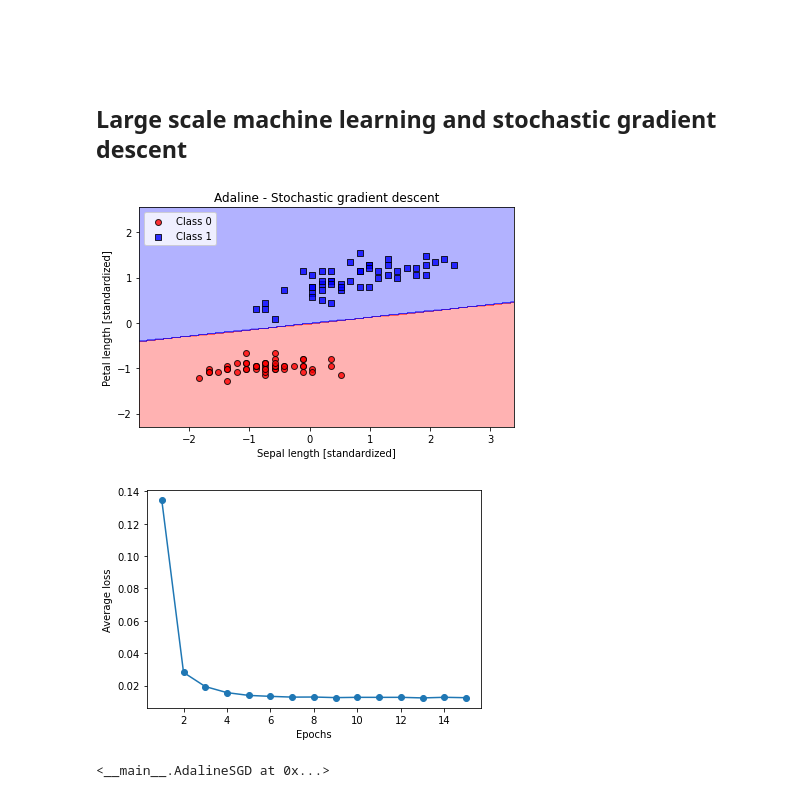
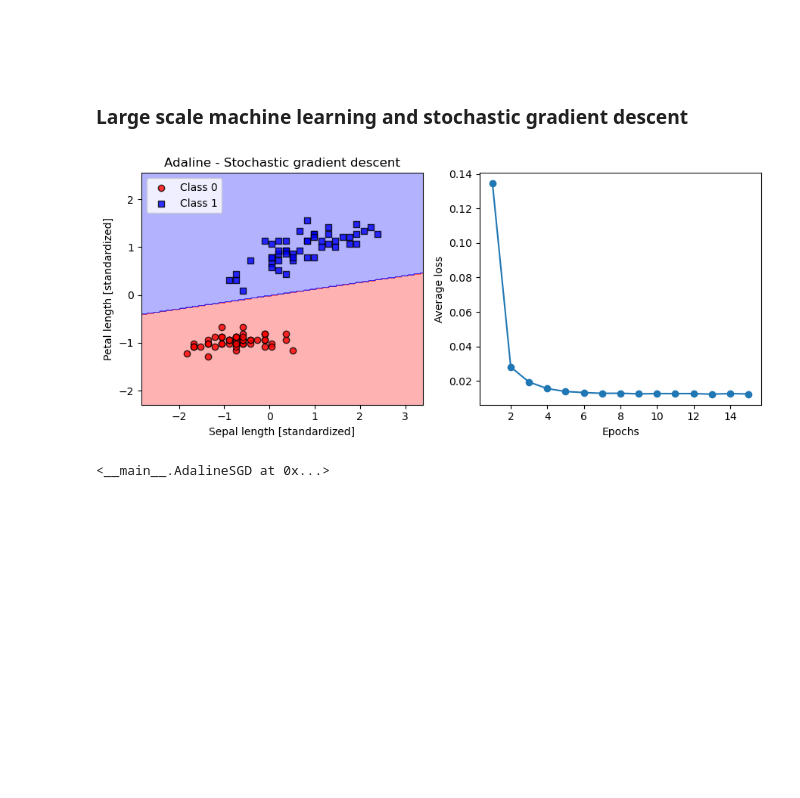
Before and after one commit to Ziaeemehr/machine-learning-book, a Jupyter notebook: ch02/ch02.ipynb, the cells around one changed output. Cells and saved outputs as stored; diff of their text form; code cells hidden in the pictures; blank space fills up the shorter version.

```diff
--- a/ch02/ch02.ipynb
+++ b/ch02/ch02.ipynb
@@ -256,7 +256,7 @@ plt.show()
 from matplotlib.colors import ListedColormap
 
 
-def plot_decision_regions(X, y, classifier, resolution=0.02):
+def plot_decision_regions(X, y, classifier, resolution=0.02, ax=None):
 
     # setup marker generator and color map
     markers = ('o', 's', '^', 'v', '<')
@@ -270,13 +270,13 @@ def plot_decision_regions(X, y, classifier, resolution=0.02):
                            np.arange(x2_min, x2_max, resolution))
     lab = classifier.predict(np.array([xx1.ravel(), xx2.ravel()]).T)
     lab = lab.reshape(xx1.shape)
-    plt.contourf(xx1, xx2, lab, alpha=0.3, cmap=cmap)
-    plt.xlim(xx1.min(), xx1.max())
-    plt.ylim(xx2.min(), xx2.max())
+    ax.contourf(xx1, xx2, lab, alpha=0.3, cmap=cmap)
+    ax.set_xlim(xx1.min(), xx1.max())
+    ax.set_ylim(xx2.min(), xx2.max())
 
     # plot class examples
     for idx, cl in enumerate(np.unique(y)):
-        plt.scatter(x=X[y == cl, 0],
+        ax.scatter(x=X[y == cl, 0],
                     y=X[y == cl, 1],
                     alpha=0.8,
                     c=colors[idx],
@@ -468,7 +466,7 @@ plt.show()
 <br>
 <br>
 # %% [markdown]
-## Large scale machine learning and stochastic gradient descent
+### Large scale machine learning and stochastic gradient descent
 # %%
 class AdalineSGD:
     """ADAptive LInear NEuron classifier.
@@ -579,26 +577,24 @@ class AdalineSGD:
 # %%
 ada_sgd = AdalineSGD(n_iter=15, eta=0.01, random_state=1)
 ada_sgd.fit(X_std, y)
 
-plot_decision_regions(X_std, y, classifier=ada_sgd)
-plt.title('Adaline - Stochastic gradient descent')
-plt.xlabel('Sepal length [standardized]')
-plt.ylabel('Petal length [standardized]')
-plt.legend(loc='upper left')
+fig, ax = plt.subplots(nrows=1, ncols=2, figsize=(9, 4))
+plot_decision_regions(X_std, y, classifier=ada_sgd, ax=ax[0])
+ax[0].set_title('Adaline - Stochastic gradient descent')
+ax[0].set_xlabel('Sepal length [standardized]')
+ax[0].set_ylabel('Petal length [standardized]')
+ax[0].legend(loc='upper left')
 
+
+ax[1].plot(range(1, len(ada_sgd.losses_) + 1), ada_sgd.losses_, marker='o')
+ax[1].set_xlabel('Epochs')
+ax[1].set_ylabel('Average loss')
 plt.tight_layout()
-plt.savefig('figures/02_15_1.png', dpi=300)
-plt.show()
-
-plt.plot(range(1, len(ada_sgd.losses_) + 1), ada_sgd.losses_, marker='o')
-plt.xlabel('Epochs')
-plt.ylabel('Average loss')
-
-plt.savefig('figures/02_15_2.png', dpi=300)
-plt.show()
+# plt.savefig('figures/02_15_1.png', dpi=300)
+# plt.savefig('figures/02_15_2.png', dpi=300)
+# plt.show()
 # %% [output]
-[figure, old version]
+[figure, new version]
-[figure, removed]
 # %%
 ada_sgd.partial_fit(X_std[0, :], y[0])
 # %% [output]
```
Also changed, not shown: parts of 6 cells of this notebook.
